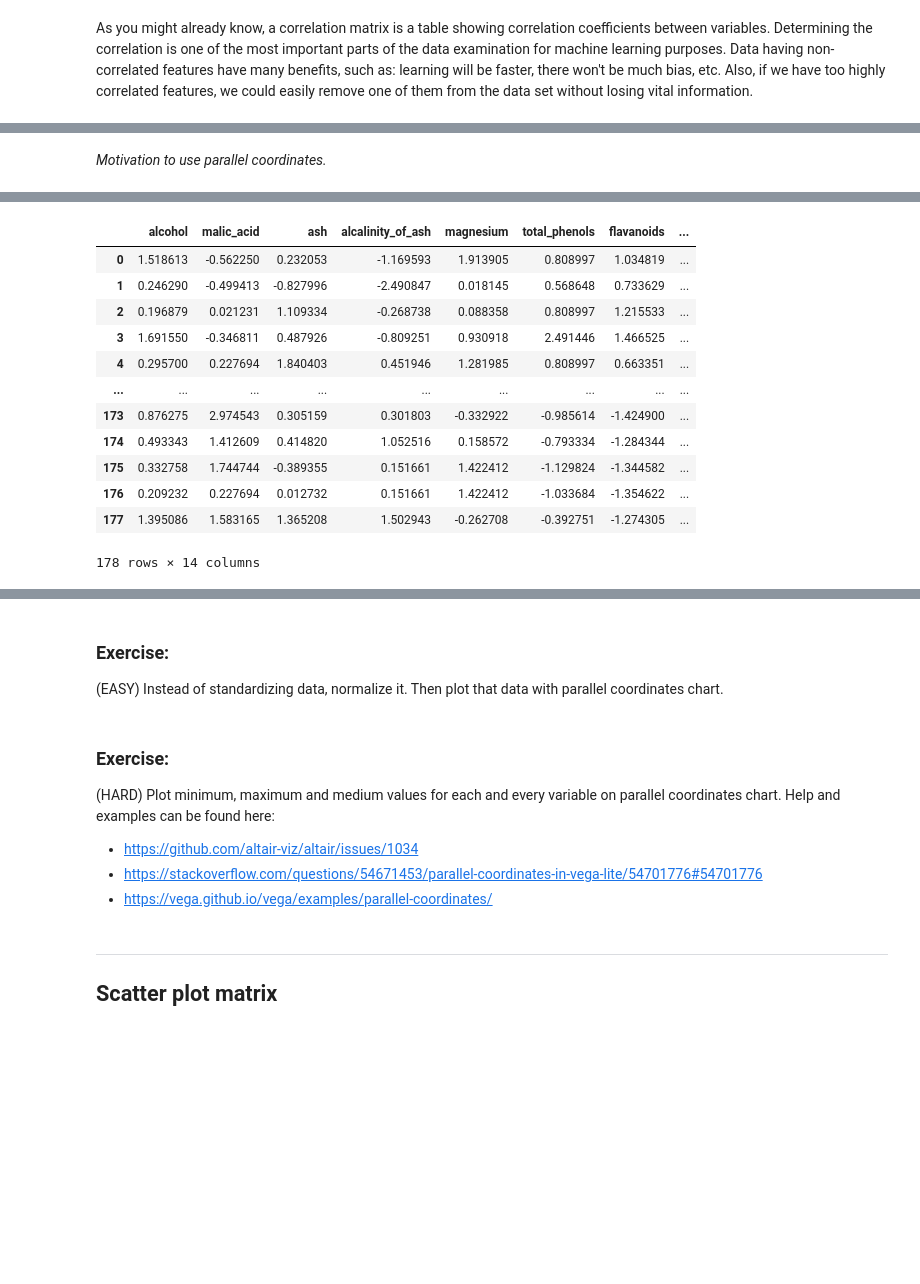
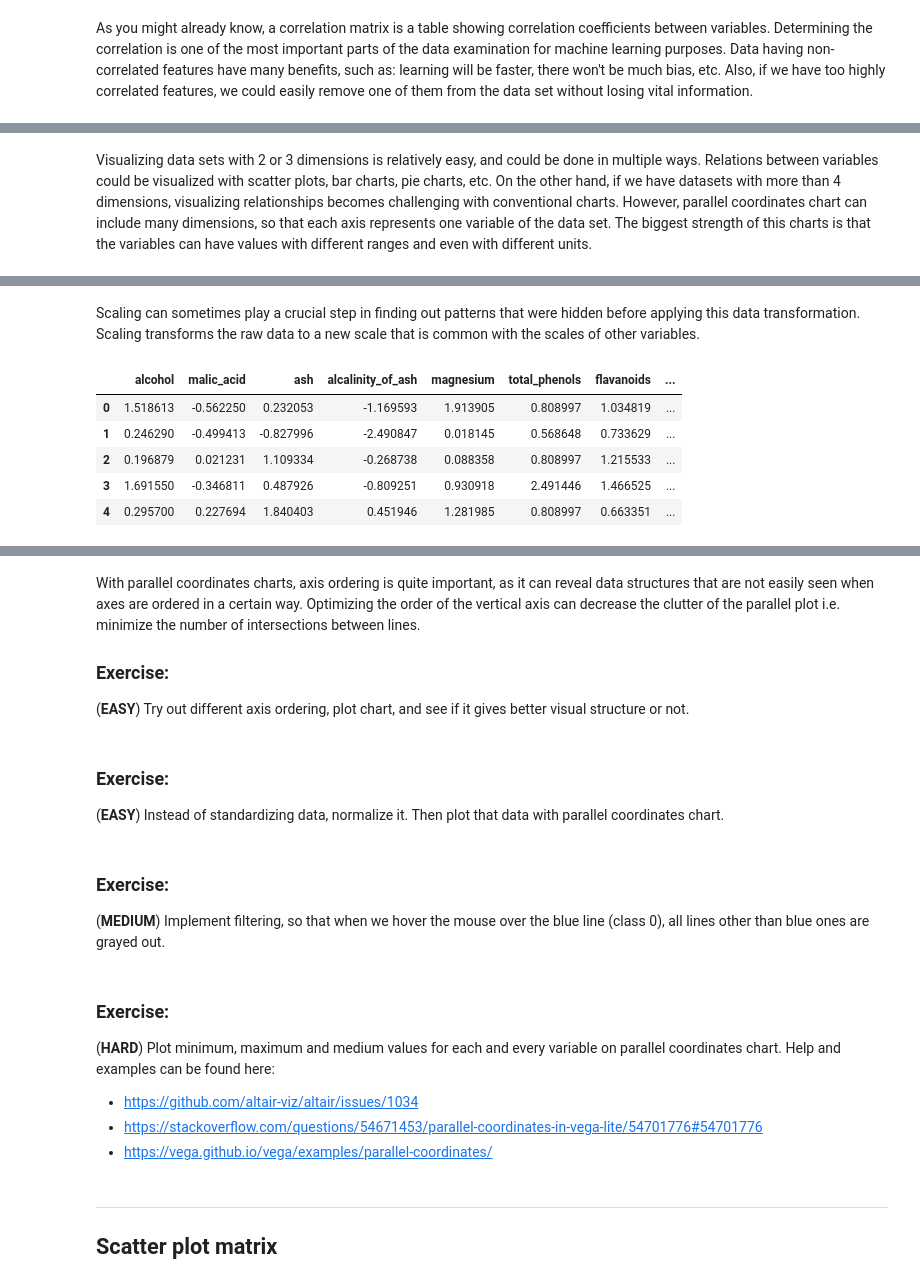
Before and after one commit to AAnzel/DataVis_Supplementary_Material, a Jupyter notebook: Main_exercise.ipynb, the cells around one changed output, grey strips where cells are left out. Saved outputs shown, nothing was run; the diff lists cells and outputs as text; code cells hidden in the pictures; blank space fills up the shorter version.

Commit message:
Comments are added. Exercises are added. Everything is done.

```diff
--- a/Main_exercise.ipynb
+++ b/Main_exercise.ipynb
@@ -127,5 +128,5 @@ chart_corr_wine
-# %% [markdown]
-*Motivation to use parallel coordinates.*
+# %% [markdown]
+Visualizing data sets with 2 or 3 dimensions is relatively easy, and could be done in multiple ways. Relations between variables could be visualized with scatter plots, bar charts, pie charts, etc. On the other hand, if we have datasets with more than 4 dimensions, visualizing relationships becomes challenging with conventional charts. However, parallel coordinates chart can include many dimensions, so that each axis represents one variable of the data set. The biggest strength of this charts is that the variables can have values with different ranges and even with different units.
 # %%
 def create_parallel_chart (data):
 
@@ -146,38 +147,41 @@ chart_parallel_wine = create_parallel_chart (data_wine.drop (['proline', 'magnes
 chart_parallel_wine
 # %% [output]
 [interactive output not drawn]
+# %% [markdown]
+Scaling can sometimes play a crucial step in finding out patterns that were hidden before applying this data transformation. Scaling transforms the raw data to a new scale that is common with the scales of other variables.
 # %%
 # Let's see what happens if we scale data
 scaler_wine = StandardScaler()
 scaled_data_wine = scaler_wine.fit_transform (data_wine.drop ('target', axis = 1))
 scaled_data_wine = pd.DataFrame(scaled_data_wine, columns = data_wine.drop ('target', axis = 1).columns)
 scaled_data_wine['target'] = data_wine['target']
-scaled_data_wine
+scaled_data_wine.head()
 # %% [output]
 |  | alcohol | malic_acid | ash | alcalinity_of_ash | magnesium | total_phenols | flavanoids | ... |
 | 0 | 1.518613 | -0.562250 | 0.232053 | -1.169593 | 1.913905 | 0.808997 | 1.034819 | ... |
 | 1 | 0.246290 | -0.499413 | -0.827996 | -2.490847 | 0.018145 | 0.568648 | 0.733629 | ... |
 | 2 | 0.196879 | 0.021231 | 1.109334 | -0.268738 | 0.088358 | 0.808997 | 1.215533 | ... |
 | 3 | 1.691550 | -0.346811 | 0.487926 | -0.809251 | 0.930918 | 2.491446 | 1.466525 | ... |
 | 4 | 0.295700 | 0.227694 | 1.840403 | 0.451946 | 1.281985 | 0.808997 | 0.663351 | ... |
-| ... | ... | ... | ... | ... | ... | ... | ... | ... |
-| 173 | 0.876275 | 2.974543 | 0.305159 | 0.301803 | -0.332922 | -0.985614 | -1.424900 | ... |
-| 174 | 0.493343 | 1.412609 | 0.414820 | 1.052516 | 0.158572 | -0.793334 | -1.284344 | ... |
-| 175 | 0.332758 | 1.744744 | -0.389355 | 0.151661 | 1.422412 | -1.129824 | -1.344582 | ... |
-| 176 | 0.209232 | 0.227694 | 0.012732 | 0.151661 | 1.422412 | -1.033684 | -1.354622 | ... |
-| 177 | 1.395086 | 1.583165 | 1.365208 | 1.502943 | -0.262708 | -0.392751 | -1.274305 | ... |
-178 rows × 14 columns
 # %%
 chart_parallel_scaled_wine = create_parallel_chart (scaled_data_wine.drop (['proline', 'magnesium'], axis = 1))
 chart_parallel_scaled_wine
 # %% [output]
 [interactive output not drawn]
+# %% [markdown]
+With parallel coordinates charts, axis ordering is quite important, as it can reveal data structures that are not easily seen when axes are ordered in a certain way. Optimizing the order of the vertical axis can decrease the clutter of the parallel plot i.e. minimize the number of intersections between lines.
+
+### Exercise:
+(**EASY**) Try out different axis ordering, plot chart, and see if it gives better visual structure or not.
 # %% [markdown]
 ### Exercise:
-(EASY) Instead of standardizing data, normalize it. Then plot that data with parallel coordinates chart.
+(**EASY**) Instead of standardizing data, normalize it. Then plot that data with parallel coordinates chart.
+# %% [markdown]
+### Exercise:
+(**MEDIUM**) Implement filtering, so that when we hover the mouse over the blue line (class 0), all lines other than blue ones are grayed out.
 # %% [markdown]
 ### Exercise:
-(HARD) Plot minimum, maximum and medium values for each and every variable on parallel coordinates chart. Help and examples can be found here:
+(**HARD**) Plot minimum, maximum and medium values for each and every variable on parallel coordinates chart. Help and examples can be found here:
 * https://github.com/altair-viz/altair/issues/1034
 * https://stackoverflow.com/questions/54671453/parallel-coordinates-in-vega-lite/54701776#54701776
 * https://vega.github.io/vega/examples/parallel-coordinates/
```
Also changed, not shown: parts of 7 cells of this notebook, 2 other files.
